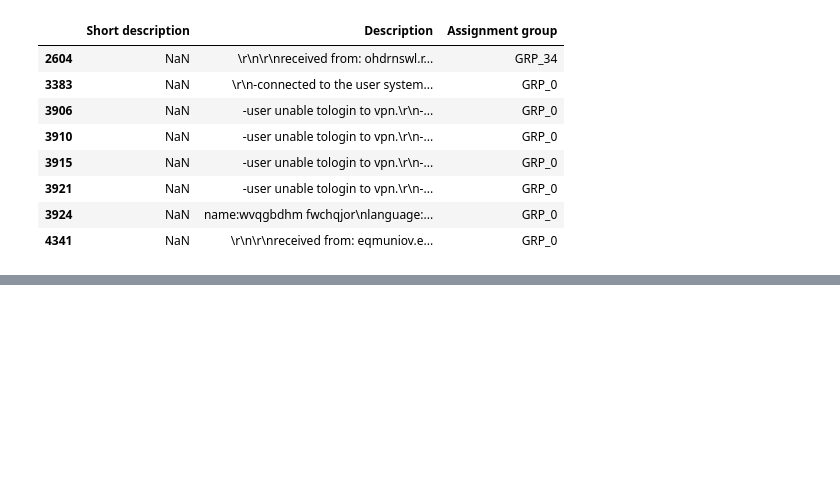
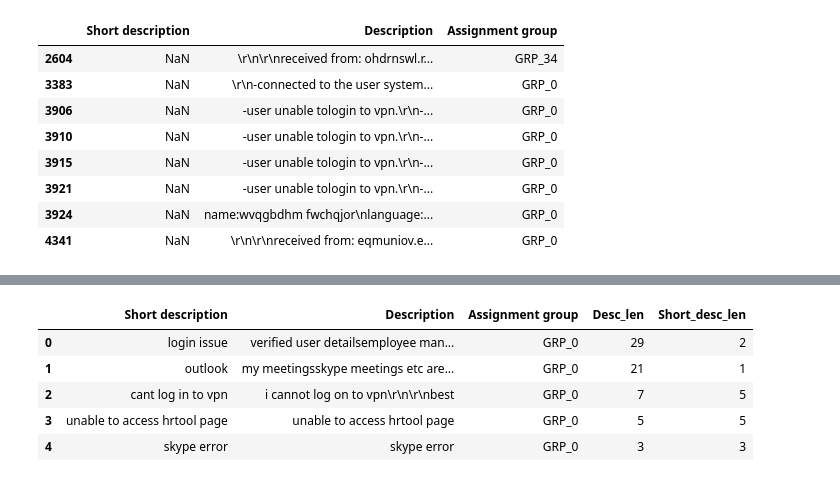
Before and after one commit to Mehul07/AIML-CapstoneProject-NLP, a Jupyter notebook: AIML Capstone_v1.ipynb, the cells around one changed output, grey strips where cells are left out. Drawn from its saved outputs; the diff is of its cells as text; code cells hidden in the pictures; blank space fills up the shorter version.

```diff
--- a/AIML Capstone_v1.ipynb
+++ b/AIML Capstone_v1.ipynb
@@ -115 +113,10 @@ True
+# %%
+df.head()
+# %% [output]
+|  | Short description | Description | Assignment group | Desc_len | Short_desc_len |
+| 0 | login issue | verified user detailsemployee man... | GRP_0 | 29 | 2 |
+| 1 | outlook | my meetingsskype meetings etc are... | GRP_0 | 21 | 1 |
+| 2 | cant log in to vpn | i cannot log on to vpn\r\n\r\nbest | GRP_0 | 7 | 5 |
+| 3 | unable to access hrtool page | unable to access hrtool page | GRP_0 | 5 | 5 |
+| 4 | skype error | skype error | GRP_0 | 3 | 3 |
 # %%
```
Also changed, not shown: parts of 29 cells of this notebook.
